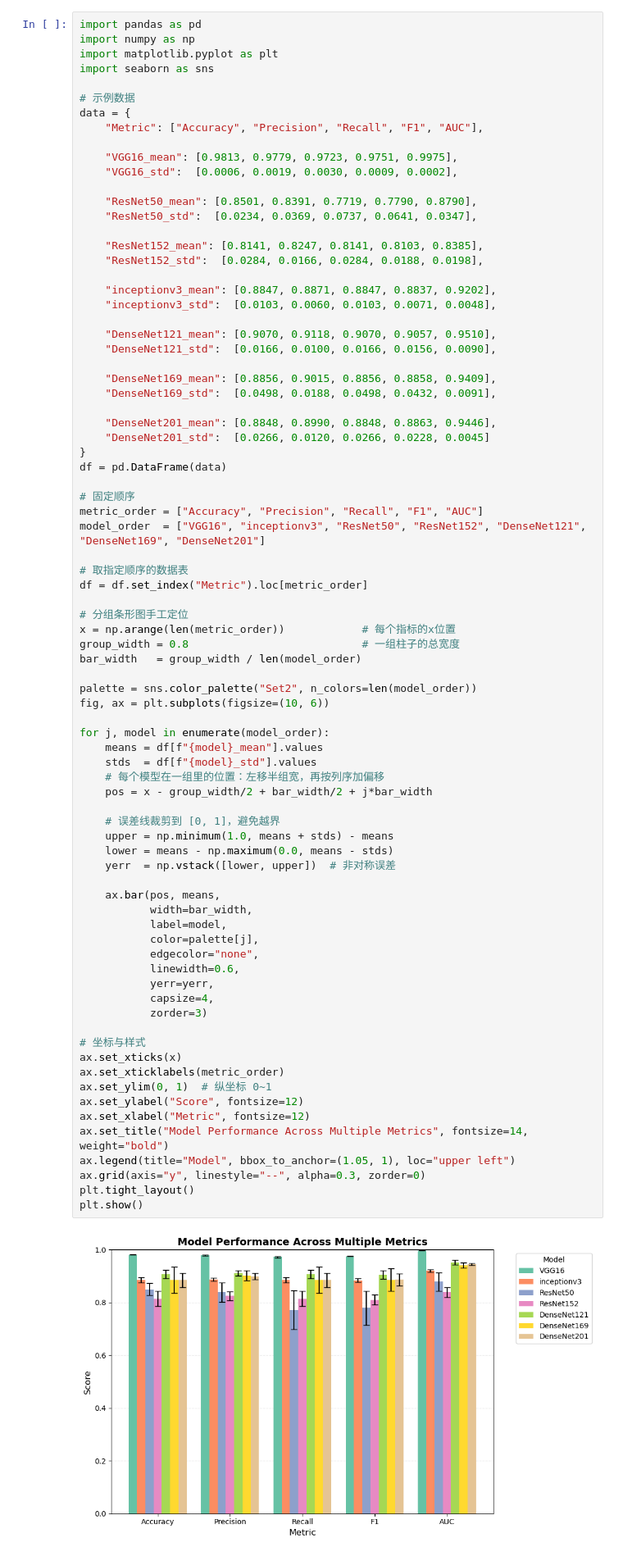
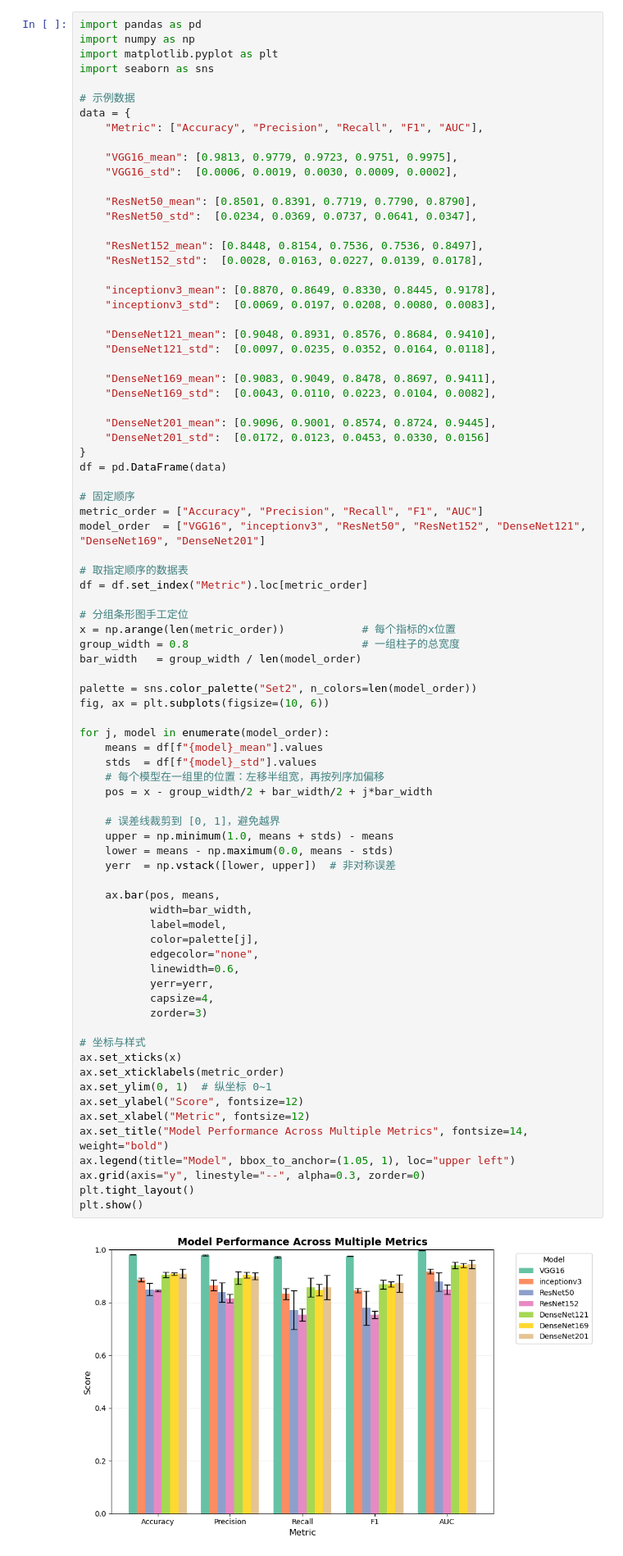
Before and after one commit to xdliulab-westlake/iEmbryo, a Jupyter notebook: prediction/code/visualization.ipynb, the cells around one changed output. Shown at 82% size. Saved outputs shown, nothing was run; the diff lists cells and outputs as text.

```diff
--- a/prediction/code/visualization.ipynb
+++ b/prediction/code/visualization.ipynb
@@ -16,20 +16,20 @@ data = {
     "ResNet50_mean": [0.8501, 0.8391, 0.7719, 0.7790, 0.8790],
     "ResNet50_std":  [0.0234, 0.0369, 0.0737, 0.0641, 0.0347],
 
-    "ResNet152_mean": [0.8141, 0.8247, 0.8141, 0.8103, 0.8385],
-    "ResNet152_std":  [0.0284, 0.0166, 0.0284, 0.0188, 0.0198],
+    "ResNet152_mean": [0.8448, 0.8154, 0.7536, 0.7536, 0.8497],
+    "ResNet152_std":  [0.0028, 0.0163, 0.0227, 0.0139, 0.0178],
 
-    "inceptionv3_mean": [0.8847, 0.8871, 0.8847, 0.8837, 0.9202],
-    "inceptionv3_std":  [0.0103, 0.0060, 0.0103, 0.0071, 0.0048],
+    "inceptionv3_mean": [0.8870, 0.8649, 0.8330, 0.8445, 0.9178],
+    "inceptionv3_std":  [0.0069, 0.0197, 0.0208, 0.0080, 0.0083],
 
-    "DenseNet121_mean": [0.9070, 0.9118, 0.9070, 0.9057, 0.9510],
-    "DenseNet121_std":  [0.0166, 0.0100, 0.0166, 0.0156, 0.0090],
+    "DenseNet121_mean": [0.9048, 0.8931, 0.8576, 0.8684, 0.9410],
+    "DenseNet121_std":  [0.0097, 0.0235, 0.0352, 0.0164, 0.0118],
 
-    "DenseNet169_mean": [0.8856, 0.9015, 0.8856, 0.8858, 0.9409],
-    "DenseNet169_std":  [0.0498, 0.0188, 0.0498, 0.0432, 0.0091],
+    "DenseNet169_mean": [0.9083, 0.9049, 0.8478, 0.8697, 0.9411],
+    "DenseNet169_std":  [0.0043, 0.0110, 0.0223, 0.0104, 0.0082],
 
-    "DenseNet201_mean": [0.8848, 0.8990, 0.8848, 0.8863, 0.9446],
-    "DenseNet201_std":  [0.0266, 0.0120, 0.0266, 0.0228, 0.0045]
+    "DenseNet201_mean": [0.9096, 0.9001, 0.8574, 0.8724, 0.9445],
+    "DenseNet201_std":  [0.0172, 0.0123, 0.0453, 0.0330, 0.0156]
 }
 df = pd.DataFrame(data)
 
@@ -54,34 +54,34 @@ for j, model in enumerate(model_order):
     # 每个模型在一组里的位置：左移半组宽，再按列序加偏移
     pos = x - group_width/2 + bar_width/2 + j*bar_width
 
     # 误差线裁剪到 [0, 1]，避免越界
     upper = np.minimum(1.0, means + stds) - means
     lower = means - np.maximum(0.0, means - stds)
     yerr  = np.vstack([lower, upper])  # 非对称误差
 
     ax.bar(pos, means,
            width=bar_width,
            label=model,
            color=palette[j],
            edgecolor="none",
            linewidth=0.6,
            yerr=yerr,
            capsize=4,
            zorder=3)
 
 # 坐标与样式
 ax.set_xticks(x)
 ax.set_xticklabels(metric_order)
 ax.set_ylim(0, 1)  # 纵坐标 0~1
 ax.set_ylabel("Score", fontsize=12)
 ax.set_xlabel("Metric", fontsize=12)
 ax.set_title("Model Performance Across Multiple Metrics", fontsize=14, weight="bold")
 ax.legend(title="Model", bbox_to_anchor=(1.05, 1), loc="upper left")
 ax.grid(axis="y", linestyle="--", alpha=0.3, zorder=0)
 plt.tight_layout()
 plt.show()
 # %% [output]
-[figure, old version]
+[figure, new version]
 # %%
 import pandas as pd
 import numpy as np
```
Also changed, not shown: 6 other files.
